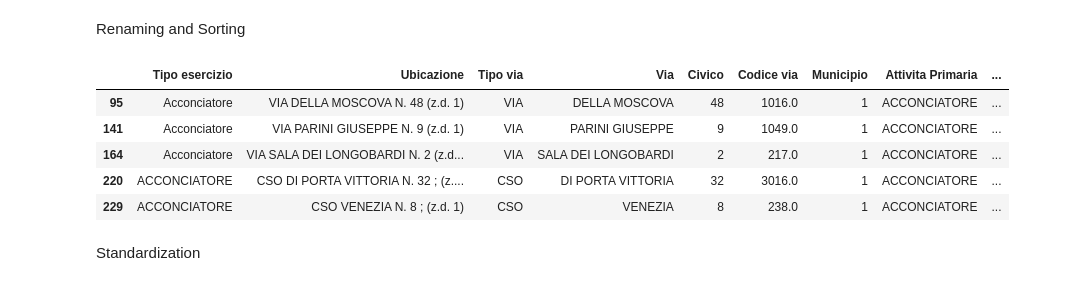
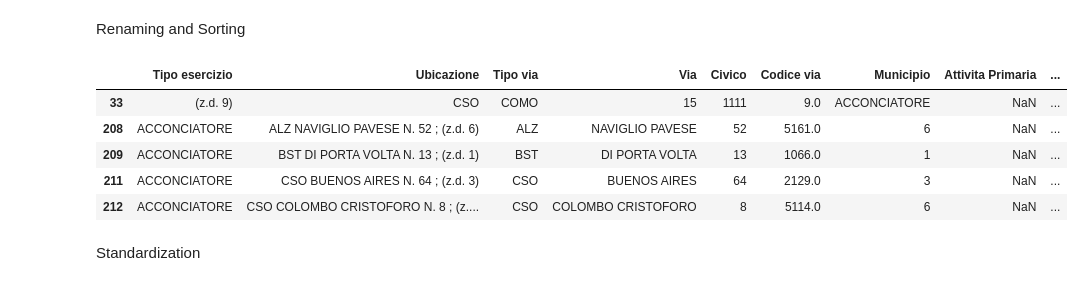
Before and after one commit to leonardotisato/DQP, a Jupyter notebook: project.ipynb, the cells around one changed output. Saved outputs shown, nothing was run; the diff lists cells and outputs as text; code cells hidden in the pictures.

Commit message:
data wrangling and null values handling updates

```diff
--- a/project.ipynb
+++ b/project.ipynb
@@ -155,15 +152,15 @@ Renaming and Sorting
 # %%
 DATASET.rename(columns={"Tipo esercizio pa":"Tipo esercizio", "Prevalente":"Attivita Primaria", "ZD":"Municipio"},inplace=True)
 # %%
-DATASET = DATASET.sort_values(by = ['Attivita Primaria', "Municipio"], ascending=True)
+DATASET = DATASET.sort_values(by = ['Tipo esercizio', "Ubicazione"], ascending=True)
 DATASET.head()
 # %% [output]
 |  | Tipo esercizio | Ubicazione | Tipo via | Via | Civico | Codice via | Municipio | Attivita Primaria | ... |
-| 95 | Acconciatore | VIA DELLA MOSCOVA N. 48 (z.d. 1) | VIA | DELLA MOSCOVA | 48 | 1016.0 | 1 | ACCONCIATORE | ... |
-| 141 | Acconciatore | VIA PARINI GIUSEPPE N. 9 (z.d. 1) | VIA | PARINI GIUSEPPE | 9 | 1049.0 | 1 | ACCONCIATORE | ... |
-| 164 | Acconciatore | VIA SALA DEI LONGOBARDI N. 2 (z.d... | VIA | SALA DEI LONGOBARDI | 2 | 217.0 | 1 | ACCONCIATORE | ... |
-| 220 | ACCONCIATORE | CSO DI PORTA VITTORIA N. 32 ; (z.... | CSO | DI PORTA VITTORIA | 32 | 3016.0 | 1 | ACCONCIATORE | ... |
-| 229 | ACCONCIATORE | CSO VENEZIA N. 8 ; (z.d. 1) | CSO | VENEZIA | 8 | 238.0 | 1 | ACCONCIATORE | ... |
+| 33 | (z.d. 9) | CSO | COMO | 15 | 1111 | 9.0 | ACCONCIATORE | NaN | ... |
+| 208 | ACCONCIATORE | ALZ NAVIGLIO PAVESE N. 52 ; (z.d. 6) | ALZ | NAVIGLIO PAVESE | 52 | 5161.0 | 6 | NaN | ... |
+| 209 | ACCONCIATORE | BST DI PORTA VOLTA N. 13 ; (z.d. 1) | BST | DI PORTA VOLTA | 13 | 1066.0 | 1 | NaN | ... |
+| 211 | ACCONCIATORE | CSO BUENOS AIRES N. 64 ; (z.d. 3) | CSO | BUENOS AIRES | 64 | 2129.0 | 3 | NaN | ... |
+| 212 | ACCONCIATORE | CSO COLOMBO CRISTOFORO N. 8 ; (z.... | CSO | COLOMBO CRISTOFORO | 8 | 5114.0 | 6 | NaN | ... |
 # %% [markdown]
 Standardization
 # %%
```
Also changed, not shown: parts of 9 cells of this notebook.
